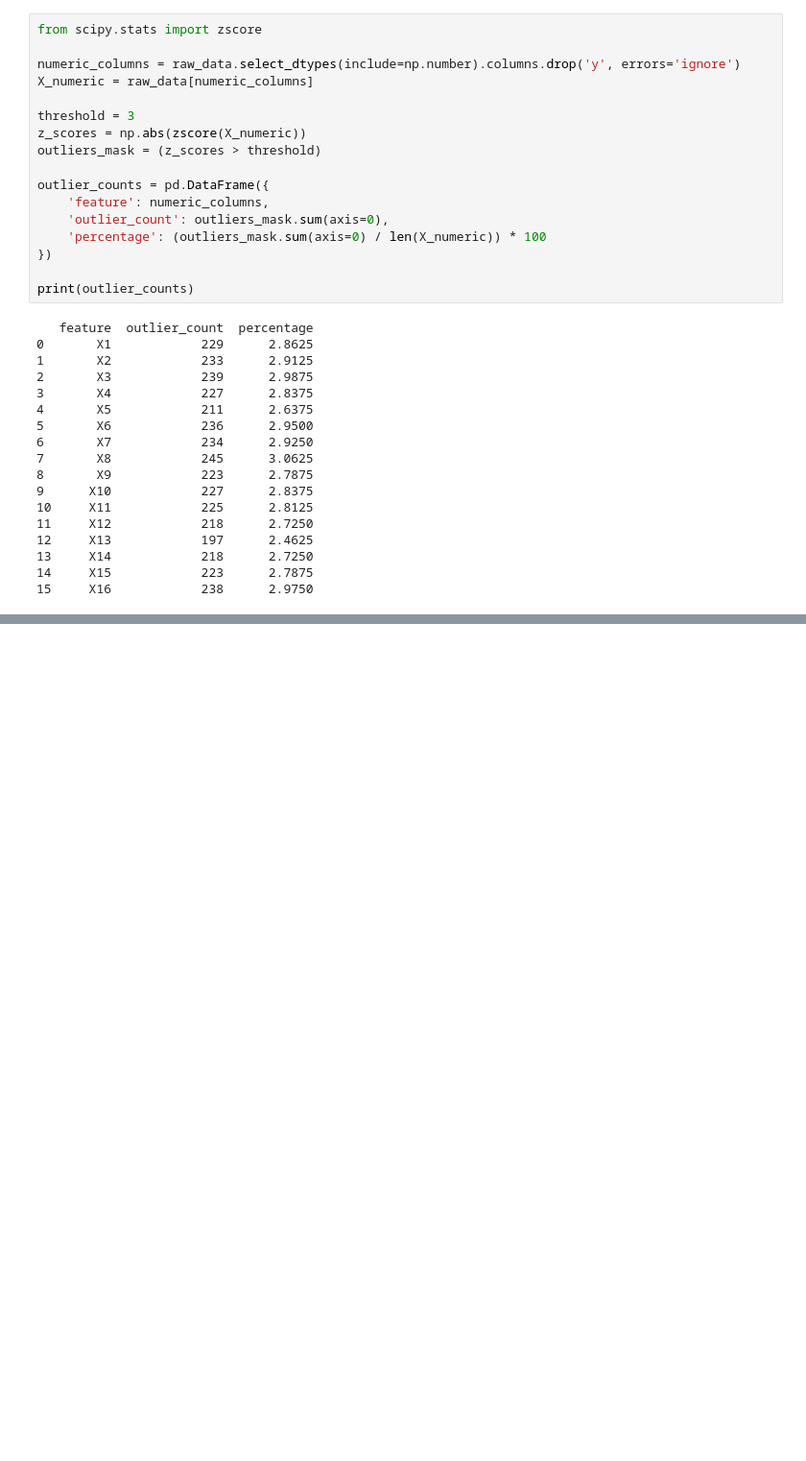
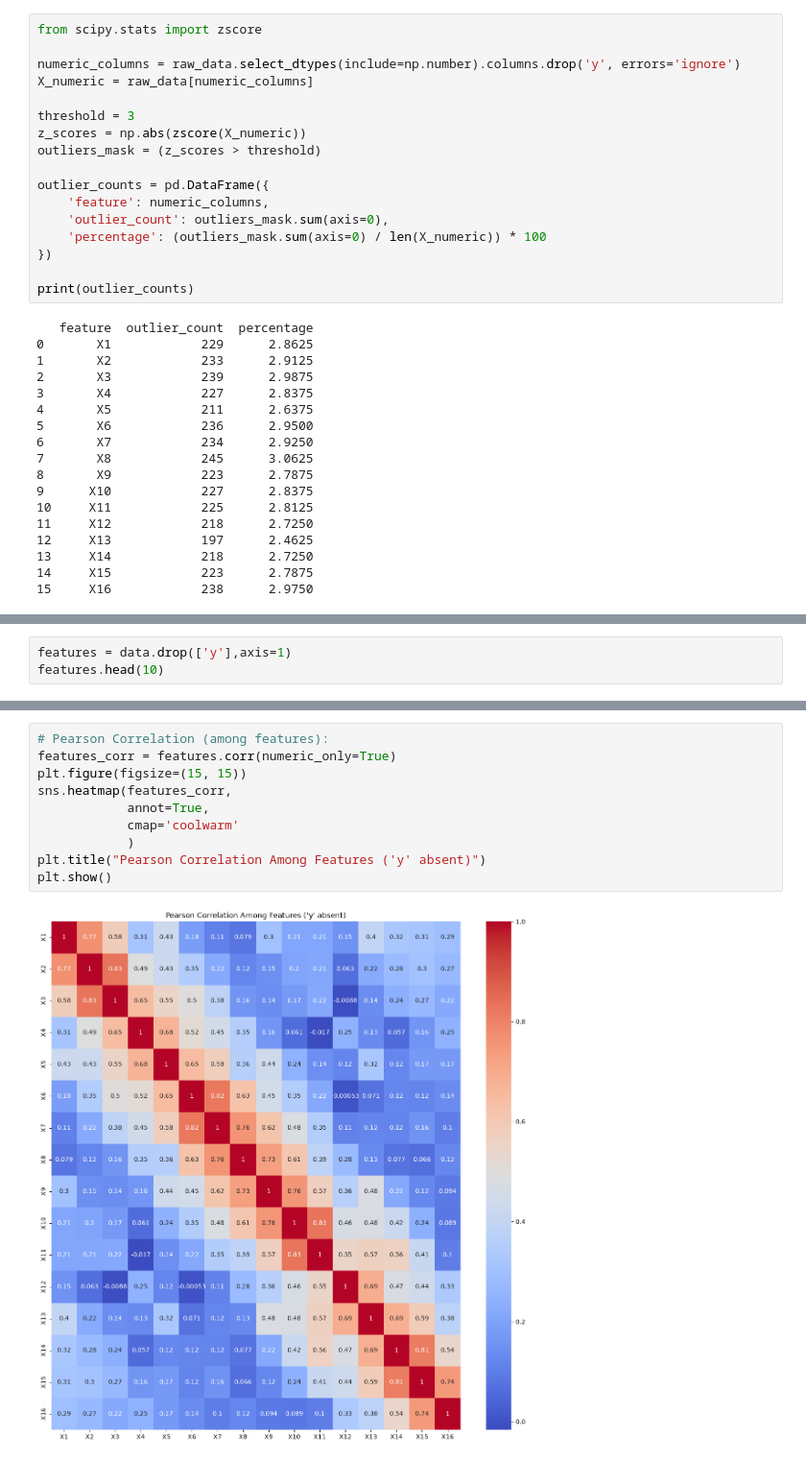
Before and after one commit to cameroncochrane/seizure_detection, a Jupyter notebook: notebooks/1_ESD_EDA.ipynb, the cells around one changed output, grey strips where cells are left out. Shown at 96% size. Drawn from its saved outputs; the diff is of its cells as text; blank space fills up the shorter version.

```diff
--- a/notebooks/1_ESD_EDA.ipynb
+++ b/notebooks/1_ESD_EDA.ipynb
@@ -161,0 +185,3 @@ Not too many outliers present. Only ~3%
+# %%
+features = data.drop(['y'],axis=1)
+features.head(10)
@@ -161,0 +200,12 @@ Not too many outliers present. Only ~3%
+# %%
+# Pearson Correlation (among features):
+features_corr = features.corr(numeric_only=True)
+plt.figure(figsize=(15, 15))
+sns.heatmap(features_corr,
+            annot=True,
+            cmap='coolwarm'
+            )
+plt.title("Pearson Correlation Among Features ('y' absent)")
+plt.show()
+# %% [output]
+[figure, added]
```
Also changed, not shown: parts of 13 cells of this notebook.
